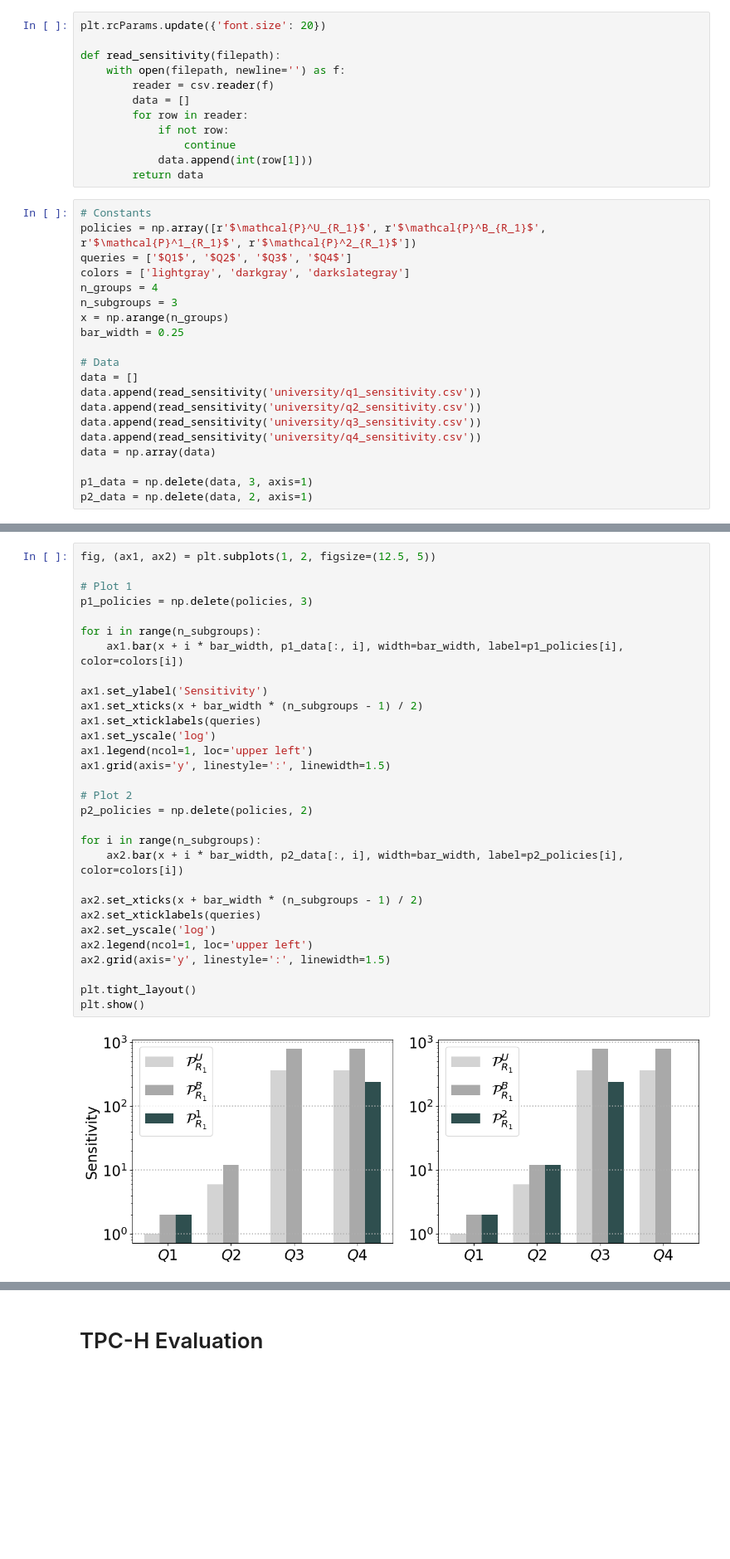
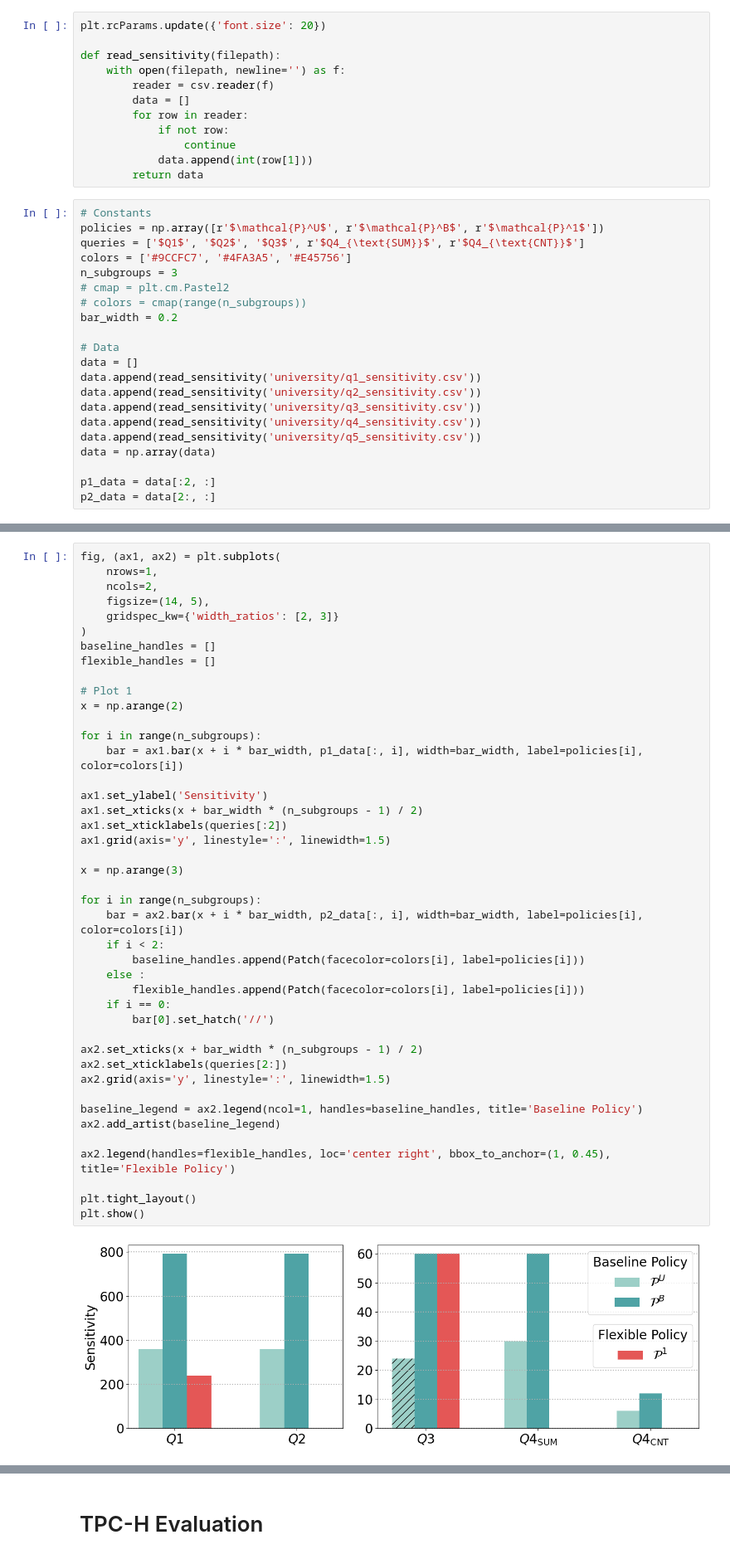
Before and after one commit to casciand/dp4sql, a Jupyter notebook: results/plots.ipynb, the cells around one changed output, grey strips where cells are left out. Shown at 83% size. Saved outputs shown, nothing was run; the diff lists cells and outputs as text; blank space fills up the shorter version.

```diff
--- a/results/plots.ipynb
+++ b/results/plots.ipynb
@@ -20,13 +21,13 @@ def read_sensitivity(filepath):
         return data
 # %%
 # Constants
-policies = np.array([r'$\mathcal{P}^U_{R_1}$', r'$\mathcal{P}^B_{R_1}$', r'$\mathcal{P}^1_{R_1}$', r'$\mathcal{P}^2_{R_1}$'])
-queries = ['$Q1$', '$Q2$', '$Q3$', '$Q4$']
-colors = ['lightgray', 'darkgray', 'darkslategray']
-n_groups = 4
+policies = np.array([r'$\mathcal{P}^U$', r'$\mathcal{P}^B$', r'$\mathcal{P}^1$'])
+queries = ['$Q1$', '$Q2$', '$Q3$', r'$Q4_{\text{SUM}}$', r'$Q4_{\text{CNT}}$']
+colors = ['#9CCFC7', '#4FA3A5', '#E45756']
 n_subgroups = 3
-x = np.arange(n_groups)
-bar_width = 0.25
+# cmap = plt.cm.Pastel2
+# colors = cmap(range(n_subgroups))
+bar_width = 0.2
 
 # Data
 data = []
@@ -34,7 +35,8 @@ data.append(read_sensitivity('university/q1_sensitivity.csv'))
 data.append(read_sensitivity('university/q2_sensitivity.csv'))
 data.append(read_sensitivity('university/q3_sensitivity.csv'))
 data.append(read_sensitivity('university/q4_sensitivity.csv'))
+data.append(read_sensitivity('university/q5_sensitivity.csv'))
 data = np.array(data)
 
-p1_data = np.delete(data, 3, axis=1)
-p2_data = np.delete(data, 2, axis=1)
+p1_data = data[:2, :]
+p2_data = data[2:, :]
@@ -41,32 +54,45 @@ p2_data = np.delete(data, 2, axis=1)
 # %%
-fig, (ax1, ax2) = plt.subplots(1, 2, figsize=(12.5, 5))
+fig, (ax1, ax2) = plt.subplots(
+    nrows=1,
+    ncols=2,
+    figsize=(14, 5),
+    gridspec_kw={'width_ratios': [2, 3]}
+)
+baseline_handles = []
+flexible_handles = []
 
 # Plot 1
-p1_policies = np.delete(policies, 3)
+x = np.arange(2)
 
 for i in range(n_subgroups):
-    ax1.bar(x + i * bar_width, p1_data[:, i], width=bar_width, label=p1_policies[i], color=colors[i])
+    bar = ax1.bar(x + i * bar_width, p1_data[:, i], width=bar_width, label=policies[i], color=colors[i])
 
 ax1.set_ylabel('Sensitivity')
 ax1.set_xticks(x + bar_width * (n_subgroups - 1) / 2)
-ax1.set_xticklabels(queries)
-ax1.set_yscale('log')
-ax1.legend(ncol=1, loc='upper left')
+ax1.set_xticklabels(queries[:2])
 ax1.grid(axis='y', linestyle=':', linewidth=1.5)
 
-# Plot 2
-p2_policies = np.delete(policies, 2)
+x = np.arange(3)
 
 for i in range(n_subgroups):
-    ax2.bar(x + i * bar_width, p2_data[:, i], width=bar_width, label=p2_policies[i], color=colors[i])
+    bar = ax2.bar(x + i * bar_width, p2_data[:, i], width=bar_width, label=policies[i], color=colors[i])
+    if i < 2:
+        baseline_handles.append(Patch(facecolor=colors[i], label=policies[i]))
+    else :
+        flexible_handles.append(Patch(facecolor=colors[i], label=policies[i]))
+    if i == 0:
+        bar[0].set_hatch('//')
 
 ax2.set_xticks(x + bar_width * (n_subgroups - 1) / 2)
-ax2.set_xticklabels(queries)
-ax2.set_yscale('log')
-ax2.legend(ncol=1, loc='upper left')
+ax2.set_xticklabels(queries[2:])
 ax2.grid(axis='y', linestyle=':', linewidth=1.5)
+
+baseline_legend = ax2.legend(ncol=1, handles=baseline_handles, title='Baseline Policy')
+ax2.add_artist(baseline_legend)
+
+ax2.legend(handles=flexible_handles, loc='center right', bbox_to_anchor=(1, 0.45), title='Flexible Policy')
 
 plt.tight_layout()
 plt.show()
 # %% [output]
-[figure, old version]
+[figure, new version]
```
Also changed, not shown: parts of 19 cells of this notebook, 42 other files.
